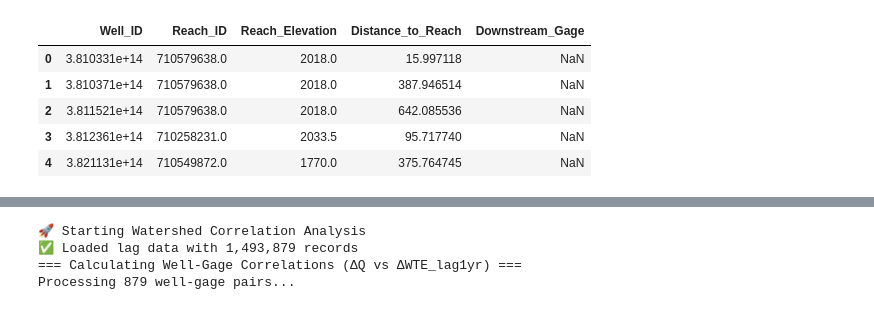
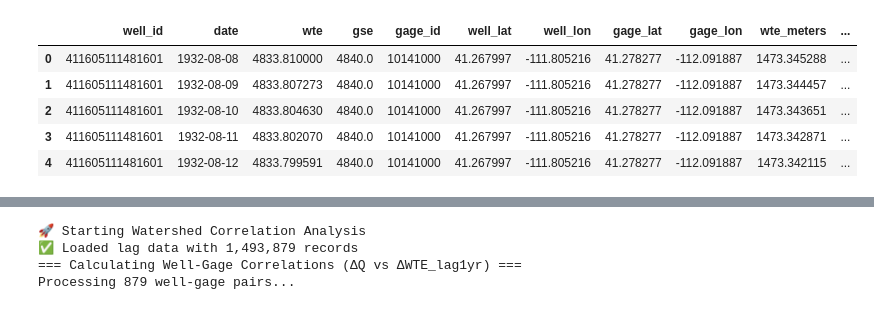
Before and after one commit to xueyil9/gwbase_clean, a Jupyter notebook: notebooks/07_mapping.ipynb, the cells around one changed output, grey strips where cells are left out. Cells and saved outputs as stored; diff of their text form; code cells hidden in the pictures.

```diff
--- a/notebooks/07_mapping.ipynb
+++ b/notebooks/07_mapping.ipynb
@@ -7,19 +7,19 @@ lag_analysis_cal = pd.read_csv('../data/features/q_buffer2_pair_lag.csv')
 
 # Run the watershed correlation analysis with inset maps
 # run_watershed_correlation_analysis()
+# %%
+no_lag = pd.read_csv('../data/features/q_buffer2_pair_delta_30m.csv')
+no_lag.head()
+# %% [output]
+|  | well_id | date | wte | gse | gage_id | well_lat | well_lon | gage_lat | gage_lon | wte_meters | ... |
+| 0 | 411605111481601 | 1932-08-08 | 4833.810000 | 4840.0 | 10141000 | 41.267997 | -111.805216 | 41.278277 | -112.091887 | 1473.345288 | ... |
+| 1 | 411605111481601 | 1932-08-09 | 4833.807273 | 4840.0 | 10141000 | 41.267997 | -111.805216 | 41.278277 | -112.091887 | 1473.344457 | ... |
+| 2 | 411605111481601 | 1932-08-10 | 4833.804630 | 4840.0 | 10141000 | 41.267997 | -111.805216 | 41.278277 | -112.091887 | 1473.343651 | ... |
+| 3 | 411605111481601 | 1932-08-11 | 4833.802070 | 4840.0 | 10141000 | 41.267997 | -111.805216 | 41.278277 | -112.091887 | 1473.342871 | ... |
+| 4 | 411605111481601 | 1932-08-12 | 4833.799591 | 4840.0 | 10141000 | 41.267997 | -111.805216 | 41.278277 | -112.091887 | 1473.342115 | ... |
 # %%
 subbasin_gdf = gpd.read_file('../data/raw/hydrography/gsl_catchment.shp')
 gage_df = pd.read_csv('../data/raw/hydrography/gsl_nwm_gage.csv')
 well_gdf = gpd.read_file('../data/raw/hydrography/well_shp.shp')
 stream_gdf = gpd.read_file('../data/raw/hydrography/gslb_stream.shp')
 lake_gdf = gpd.read_file('../data/raw/hydrography/lake.shp')
-# %%
-reach_distances = pd.read_csv('../data/processed/well_reach_relationships_final.csv')
-reach_distances.head()
-# %% [output]
-|  | Well_ID | Reach_ID | Reach_Elevation | Distance_to_Reach | Downstream_Gage |
-| 0 | 3.810331e+14 | 710579638.0 | 2018.0 | 15.997118 | NaN |
-| 1 | 3.810371e+14 | 710579638.0 | 2018.0 | 387.946514 | NaN |
-| 2 | 3.811521e+14 | 710579638.0 | 2018.0 | 642.085536 | NaN |
-| 3 | 3.812361e+14 | 710258231.0 | 2033.5 | 95.717740 | NaN |
-| 4 | 3.821131e+14 | 710549872.0 | 1770.0 | 375.764745 | NaN |
```
Also changed, not shown: parts of 9 cells of this notebook.
